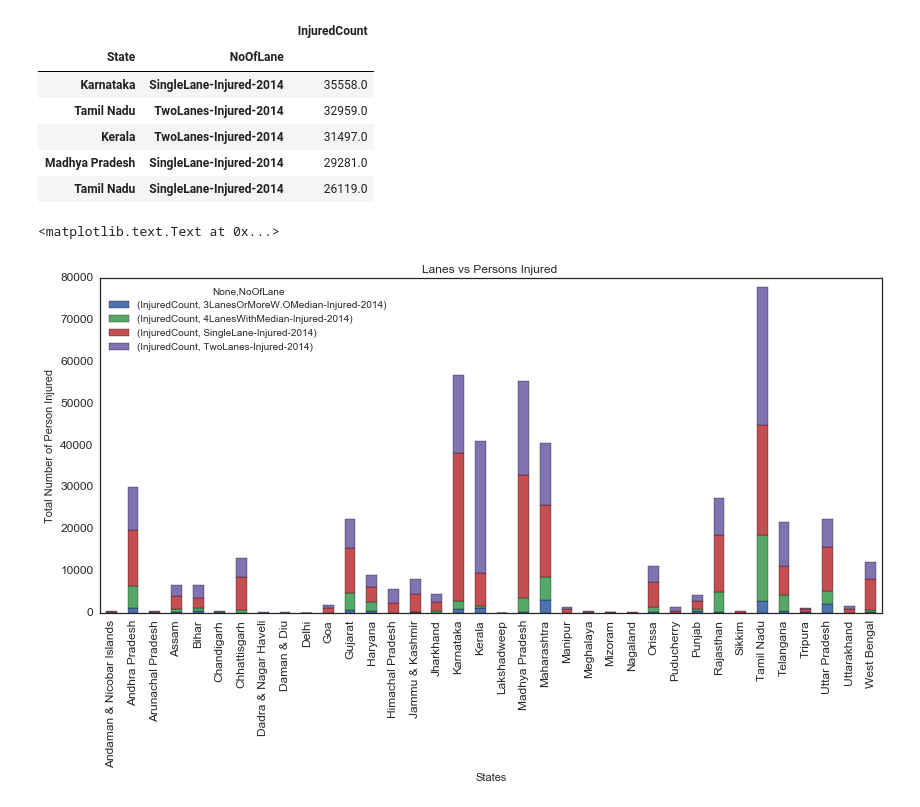
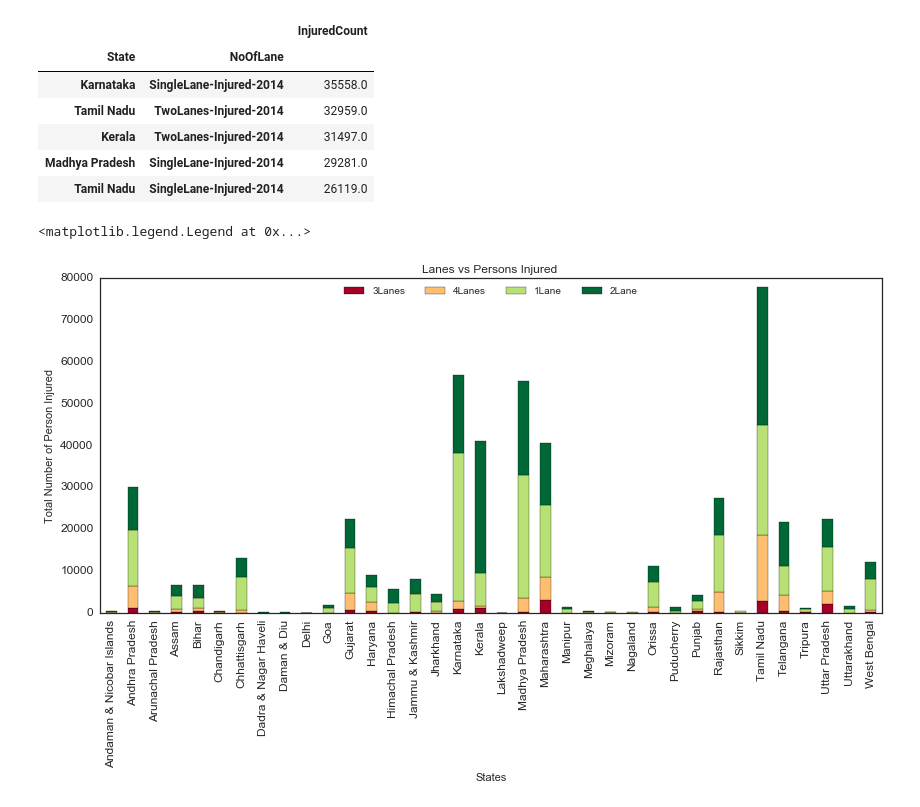
Before and after one commit to dbiswa4/python-projects, a Jupyter notebook: spring-2017/src/data-viz/proj/road-features-01.ipynb, the cells around one changed output. Drawn from its saved outputs; the diff is of its cells as text; code cells hidden in the pictures.

Commit message:
stacked bar color changed

```diff
--- a/spring-2017/src/data-viz/proj/road-features-01.ipynb
+++ b/spring-2017/src/data-viz/proj/road-features-01.ipynb
@@ -216,12 +220,14 @@ lanes_vs_injured_grp.head()
 | Tamil Nadu | SingleLane-Injured-2014 | 26119.0 |
 # %%
 #Visualize number of persons injured for each state
-lanes_plot = lanes_vs_injured_grp.unstack().plot(figsize=(14,6), kind='bar',stacked=True,title="Lanes vs Persons Injured ", fontsize='large')
+cmap = cm.get_cmap('RdYlGn') # Colour map (there are many others)
+lanes_plot = lanes_vs_injured_grp.unstack().plot(figsize=(14,6), kind='bar',stacked=True,title="Lanes vs Persons Injured ", fontsize='large',cmap=cmap)
 lanes_plot.set_xlabel("States")
 lanes_plot.set_ylabel("Total Number of Person Injured")
+lanes_plot.legend(["3Lanes","4Lanes","1Lane","2Lane"], loc=9,ncol=4)
 
 #ToDo
 #Why can't we see any effect of sorting the points?
 # %% [output]
-<matplotlib.text.Text at 0x...>
+<matplotlib.legend.Legend at 0x...>
-[figure, old version]
+[figure, new version]
```
Also changed, not shown: parts of 3 cells of this notebook.
